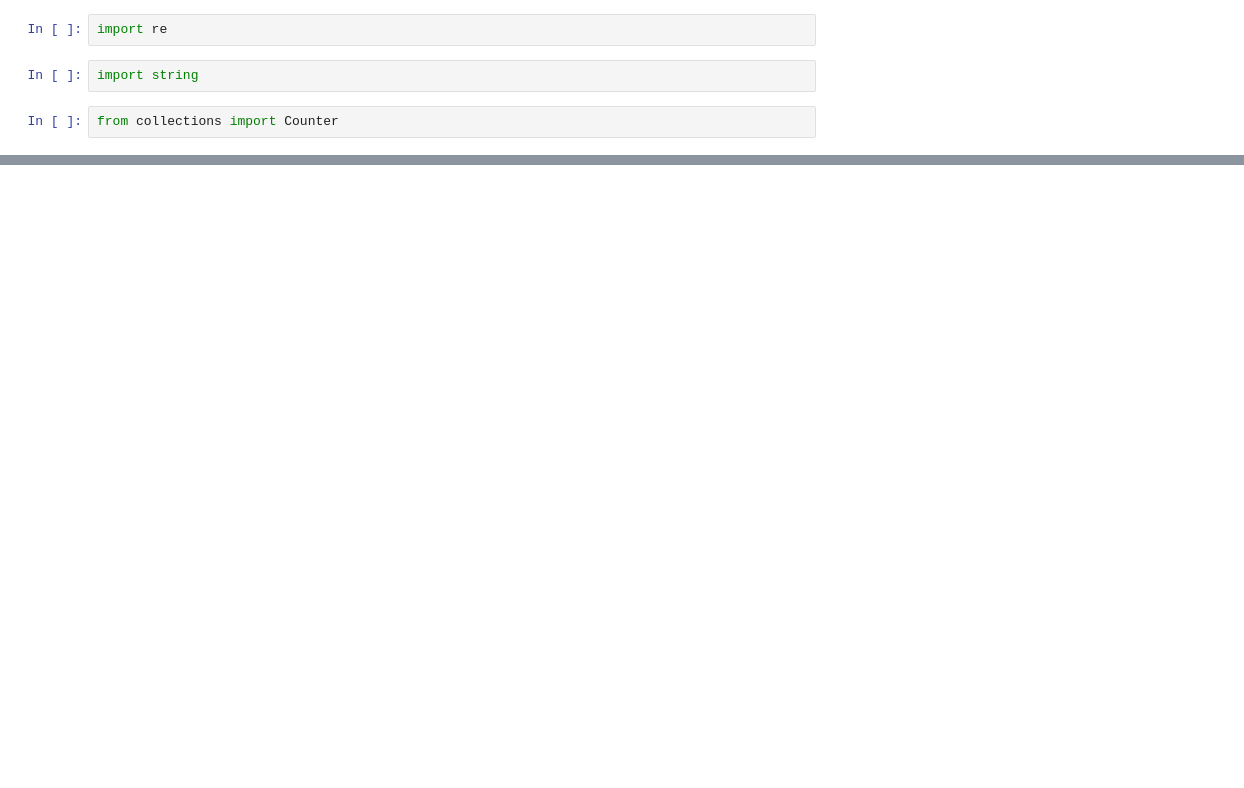
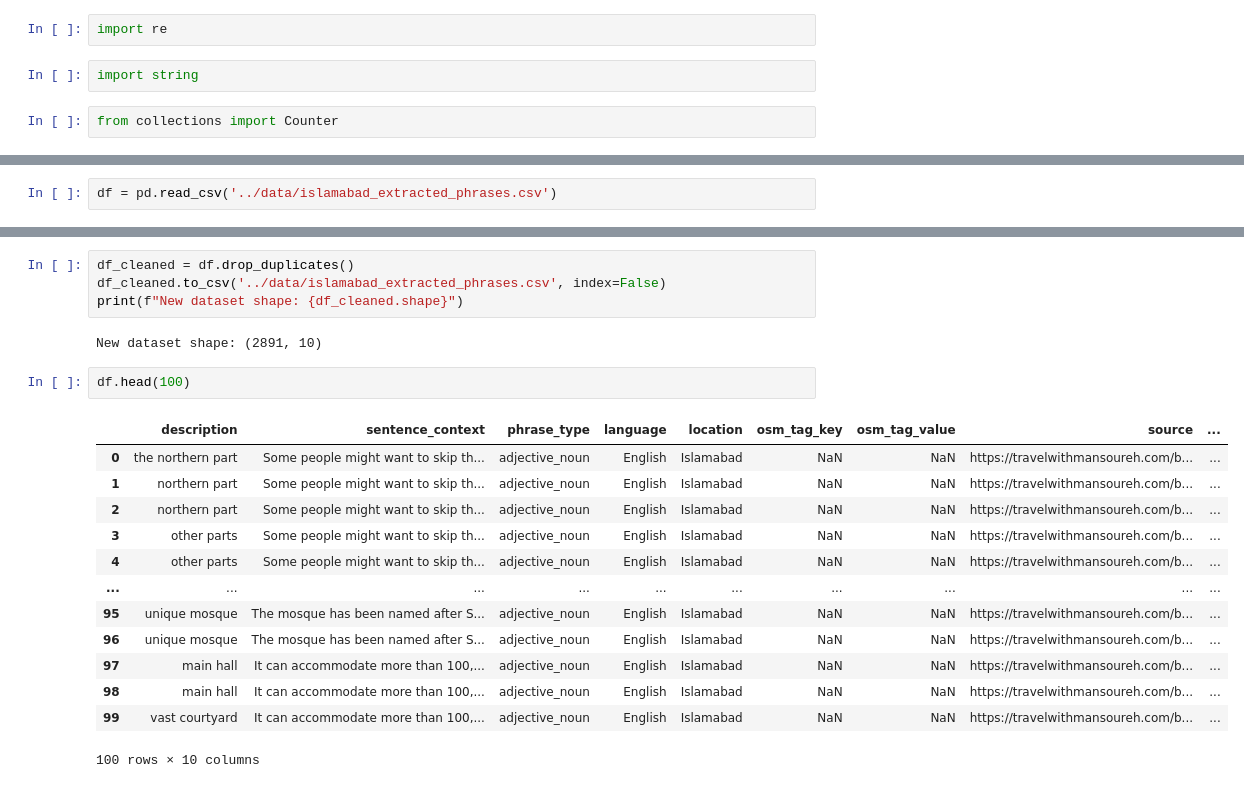
Before and after one commit to phaze7r/geospatial-tagging-thesis, a Jupyter notebook: notebooks/01_isb_phrases_preparation.ipynb, the cells around one changed output, grey strips where cells are left out. Saved outputs shown, nothing was run; the diff lists cells and outputs as text; blank space fills up the shorter version.

```diff
--- a/notebooks/01_isb_phrases_preparation.ipynb
+++ b/notebooks/01_isb_phrases_preparation.ipynb
@@ -14,0 +81,2 @@ ValueError: numpy.dtype size changed, may indicate binary incompatibility. Expec
+# %%
+df = pd.read_csv('../data/islamabad_extracted_phrases.csv')
@@ -14,0 +150,22 @@ ValueError: numpy.dtype size changed, may indicate binary incompatibility. Expec
+# %%
+df_cleaned = df.drop_duplicates()
+df_cleaned.to_csv('../data/islamabad_extracted_phrases.csv', index=False)
+print(f"New dataset shape: {df_cleaned.shape}")
+# %% [output]
+New dataset shape: (2891, 10)
+# %%
+df.head(100)
+# %% [output]
+|  | description | sentence_context | phrase_type | language | location | osm_tag_key | osm_tag_value | source | ... |
+| 0 | the northern part | Some people might want to skip th... | adjective_noun | English | Islamabad | NaN | NaN | https://travelwithmansoureh.com/b... | ... |
+| 1 | northern part | Some people might want to skip th... | adjective_noun | English | Islamabad | NaN | NaN | https://travelwithmansoureh.com/b... | ... |
+| 2 | northern part | Some people might want to skip th... | adjective_noun | English | Islamabad | NaN | NaN | https://travelwithmansoureh.com/b... | ... |
+| 3 | other parts | Some people might want to skip th... | adjective_noun | English | Islamabad | NaN | NaN | https://travelwithmansoureh.com/b... | ... |
+| 4 | other parts | Some people might want to skip th... | adjective_noun | English | Islamabad | NaN | NaN | https://travelwithmansoureh.com/b... | ... |
+| ... | ... | ... | ... | ... | ... | ... | ... | ... | ... |
+| 95 | unique mosque | The mosque has been named after S... | adjective_noun | English | Islamabad | NaN | NaN | https://travelwithmansoureh.com/b... | ... |
+| 96 | unique mosque | The mosque has been named after S... | adjective_noun | English | Islamabad | NaN | NaN | https://travelwithmansoureh.com/b... | ... |
+| 97 | main hall | It can accommodate more than 100,... | adjective_noun | English | Islamabad | NaN | NaN | https://travelwithmansoureh.com/b... | ... |
+| 98 | main hall | It can accommodate more than 100,... | adjective_noun | English | Islamabad | NaN | NaN | https://travelwithmansoureh.com/b... | ... |
+| 99 | vast courtyard | It can accommodate more than 100,... | adjective_noun | English | Islamabad | NaN | NaN | https://travelwithmansoureh.com/b... | ... |
+100 rows × 10 columns
```
Also changed, not shown: parts of 20 cells of this notebook, 2 other files.
